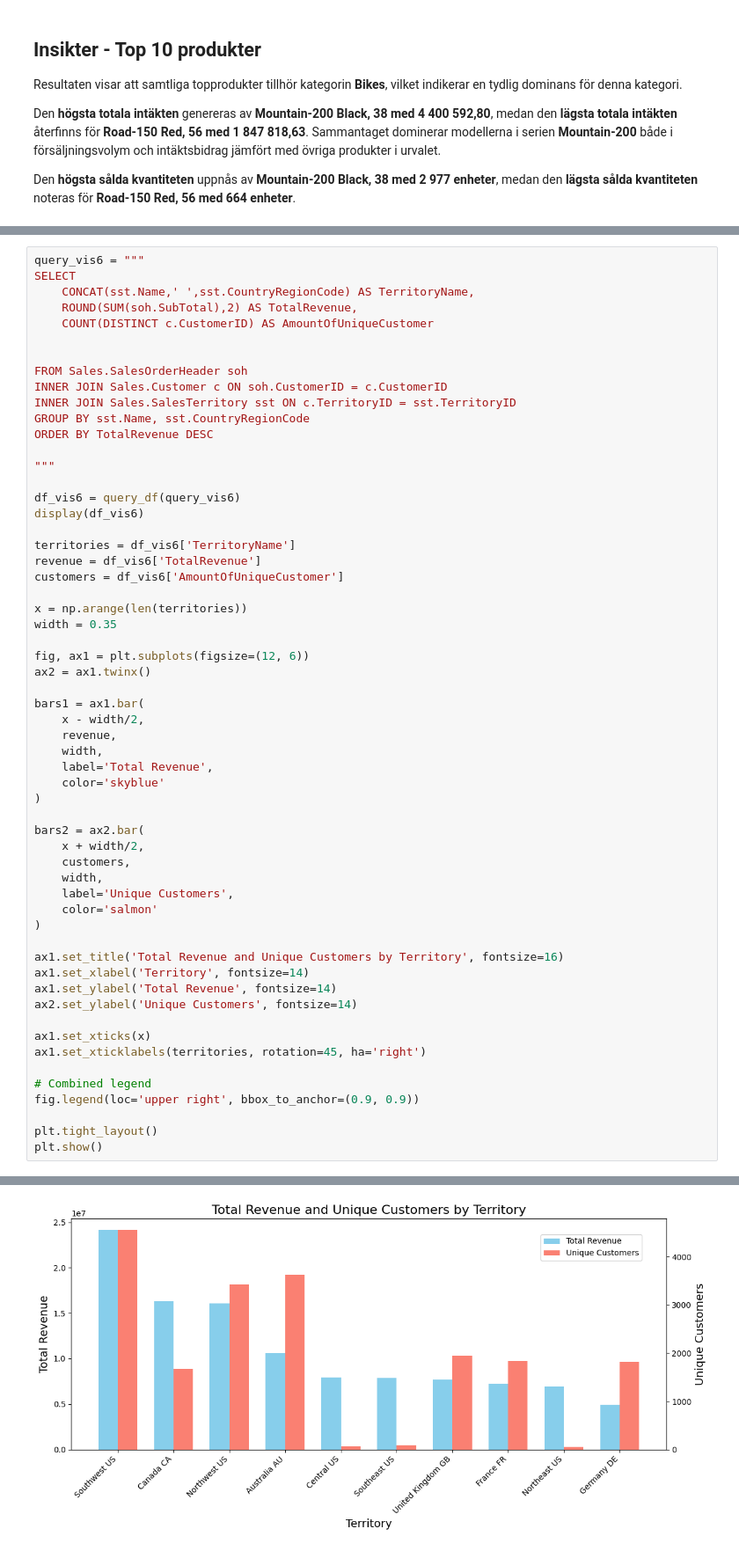
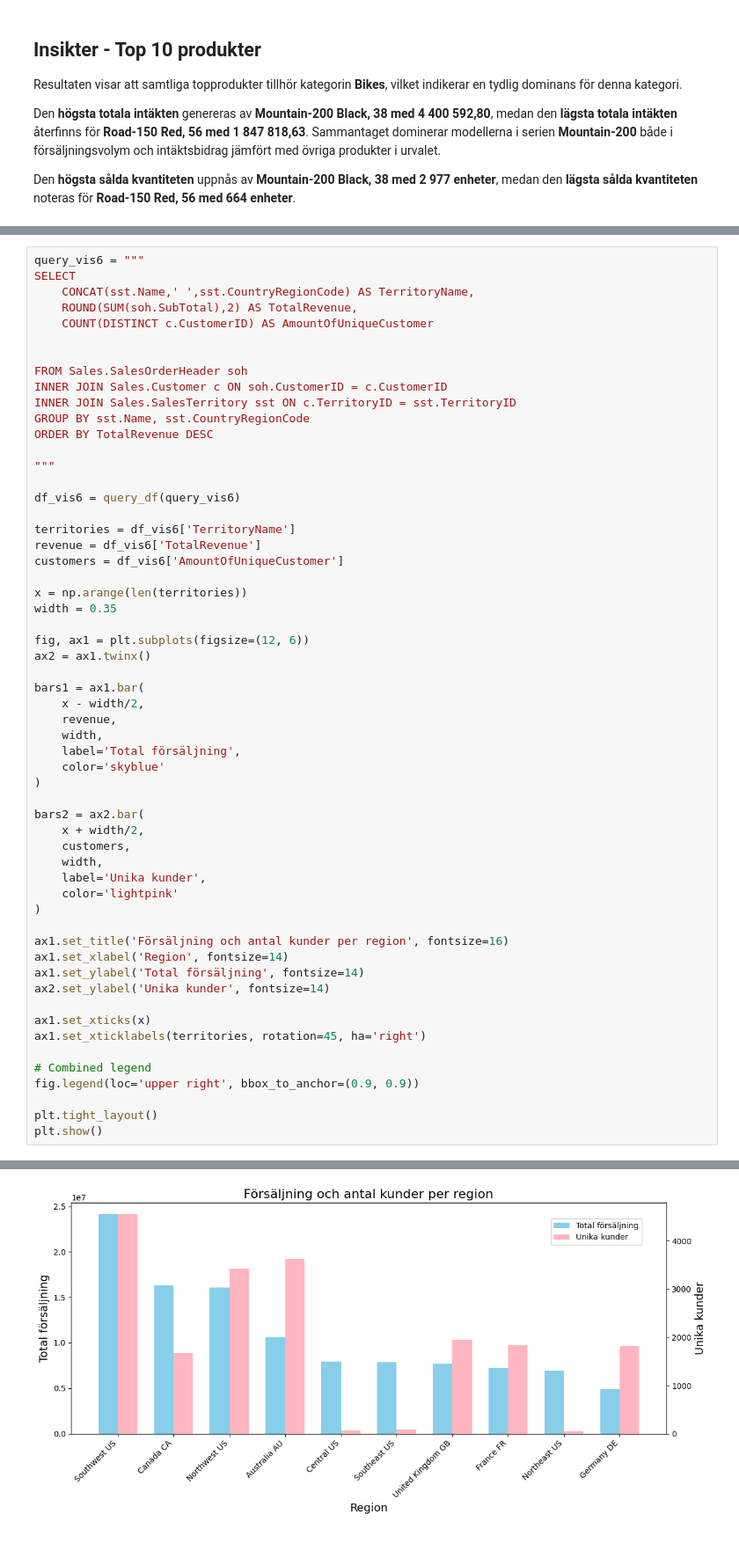
Before and after one commit to wendymermet-lgtm/SQL_Examen, a Jupyter notebook: notebooks/main.ipynb, the cells around one changed output, grey strips where cells are left out. Shown at 88% size. Saved outputs shown, nothing was run; the diff lists cells and outputs as text.

```diff
--- a/notebooks/main.ipynb
+++ b/notebooks/main.ipynb
@@ -372,7 +395,6 @@ ORDER BY TotalRevenue DESC
 """
 
 df_vis6 = query_df(query_vis6)
-display(df_vis6)
 
 territories = df_vis6['TerritoryName']
 revenue = df_vis6['TotalRevenue']
@@ -388,7 +410,7 @@ bars1 = ax1.bar(
     x - width/2,
     revenue,
     width,
-    label='Total Revenue',
+    label='Total försäljning',
     color='skyblue'
 )
 
@@ -396,14 +418,14 @@ bars2 = ax2.bar(
     x + width/2,
     customers,
     width,
-    label='Unique Customers',
-    color='salmon'
+    label='Unika kunder',
+    color='lightpink'
 )
 
-ax1.set_title('Total Revenue and Unique Customers by Territory', fontsize=16)
-ax1.set_xlabel('Territory', fontsize=14)
-ax1.set_ylabel('Total Revenue', fontsize=14)
-ax2.set_ylabel('Unique Customers', fontsize=14)
+ax1.set_title('Försäljning och antal kunder per region', fontsize=16)
+ax1.set_xlabel('Region', fontsize=14)
+ax1.set_ylabel('Total försäljning', fontsize=14)
+ax2.set_ylabel('Unika kunder', fontsize=14)
 
 ax1.set_xticks(x)
 ax1.set_xticklabels(territories, rotation=45, ha='right')
@@ -428,4 +439,4 @@ plt.show()
-[figure, old version]
+[figure, new version]
 # %% [markdown]
 ## Insikter - Försäljning och antal kunder per region
 
```
Also changed, not shown: parts of 18 cells of this notebook, 2 other files.
